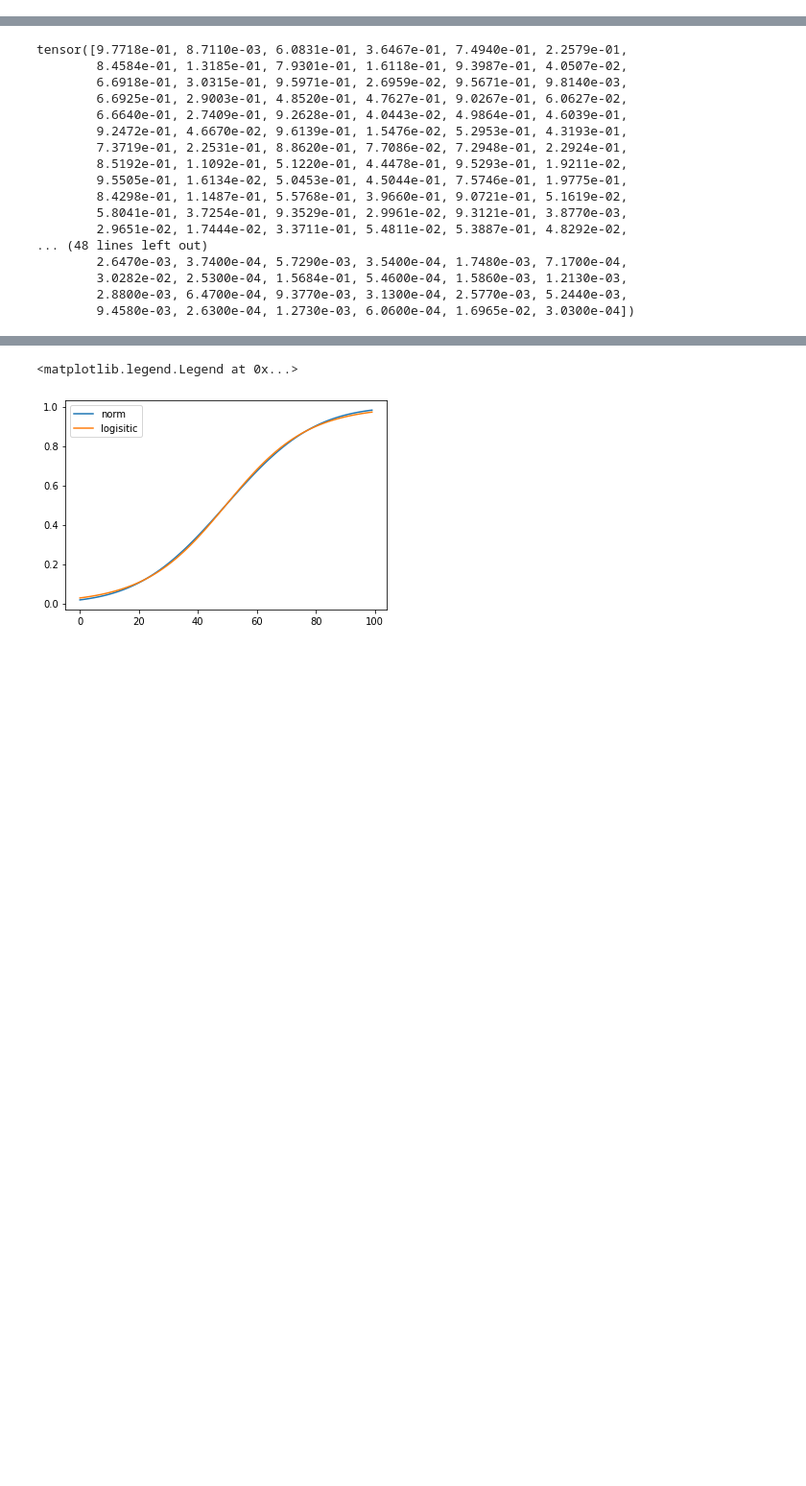
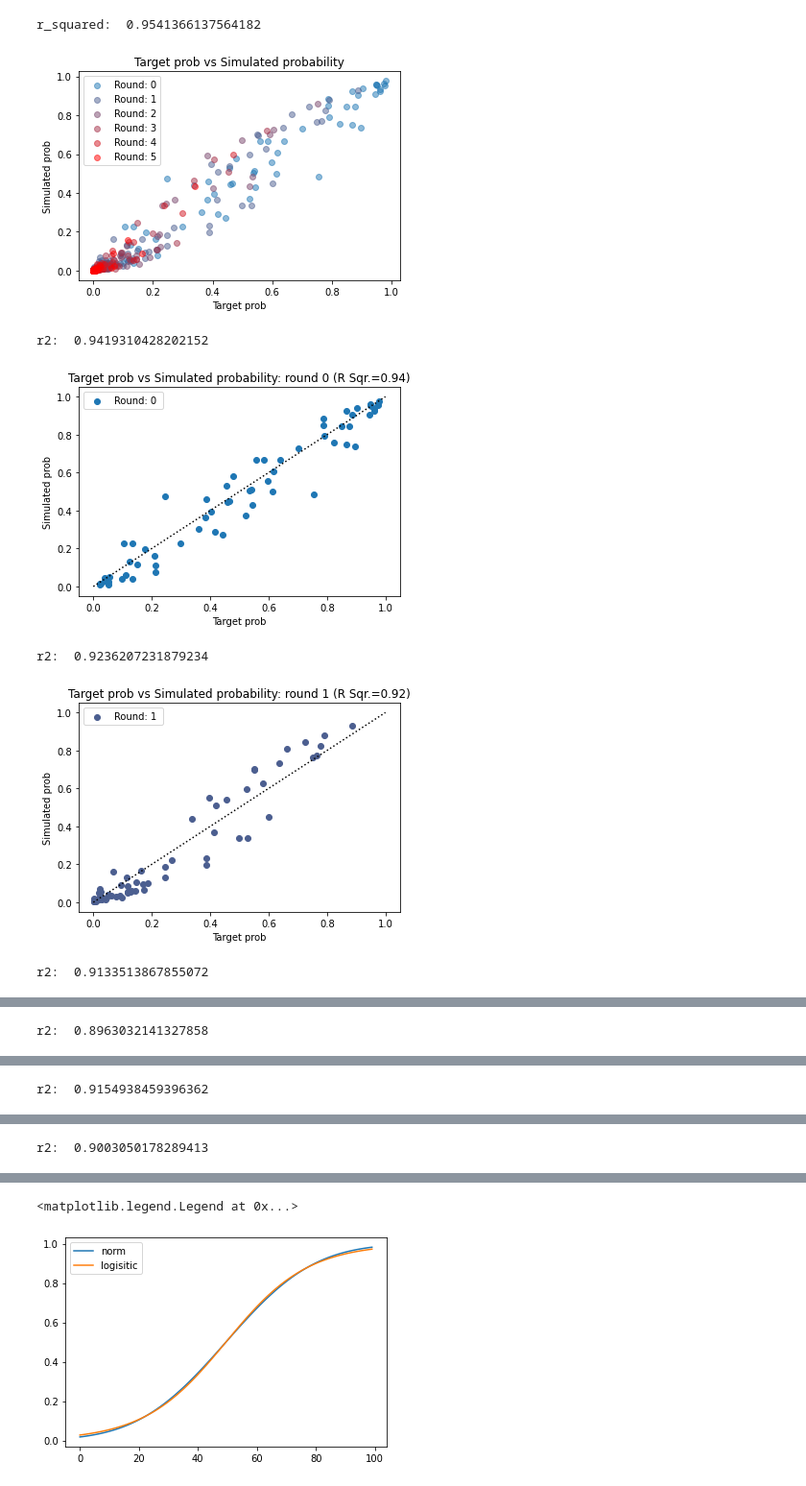
Before and after one commit to rymuelle/marchMadnessBracket, a Jupyter notebook: notebooks/building_human_model.ipynb, the cells around one changed output, grey strips where cells are left out. Shown at 96% size. Cells and saved outputs as stored; diff of their text form; code cells hidden in the pictures; blank space fills up the shorter version.

```diff
--- a/notebooks/building_human_model.ipynb
+++ b/notebooks/building_human_model.ipynb
@@ -215,0 +29,5 @@ for x in targets:
+# %%
+prob = TB.prob_multi_level_flat()
+prob = prob.detach().numpy()
+plt.plot(prob)
+plt.legend
@@ -215,0 +39,45 @@ for x in targets:
+# %%
+def make_plots(TB,target, post_fix=""):
+    prob = TB.prob_multi_level()
+    target = target.view(TB.n_rounds,-1)
+
+    prob_np = prob.detach().numpy()
+    target_np = target.detach().numpy()
+
+    c1='#1f77b4' #blue
+    c2='red' #green
+    n=6
+    colors = color_fader(c1,c2,n)
+    print("r_squared: ",r_squared(target_np,prob_np))
+    for i, (pnp, tnp, c) in enumerate(zip(prob_np,target_np, colors)):
+        plt.scatter(pnp,tnp, label = "Round: {}".format(i), color=c, alpha=.5)
+    plt.title("Target prob vs Simulated probability")
+    plt.xlabel("Target prob")
+    plt.ylabel("Simulated prob")
+    plt.legend()
+    plt.show()
+    plt.savefig("output/targeted_vs_sim_single_value_{}.pdf".format(post_fix))
+
+    for i, (pnp, tnp, c) in enumerate(zip(prob_np,target_np, colors)):
+        r2 = r_squared(tnp,pnp)
+        print("r2: ", r2)
+        plt.clf()
+        plt.scatter(pnp,tnp, label = "Round: {} ".format(i), color=c, alpha=1)
+        plt.title("Target prob vs Simulated probability: round {} (R Sqr.={:.2f})".format(i,r2))
+        plt.xlabel("Target prob")
+        plt.ylabel("Simulated prob")
+        x = np.linspace(0,1,3)
+        plt.plot(x,x, color="black",linestyle=":")
+        plt.legend()
+        plt.savefig("output/targeted_vs_sim_single_value_{}_pretraining.pdf".format(i))
+        plt.show()
+# %%
+make_plots(TB,target, post_fix="pre_fit")
+# %% [output]
+r_squared:  0.9541366137564182
+[figure, added]
+r2:  0.9419310428202152
+[figure, added]
+r2:  0.9236207231879234
+[figure, added]
+r2:  0.9133513867855072
@@ -215,0 +85 @@ for x in targets:
+r2:  0.8963032141327858
@@ -215,0 +87 @@ for x in targets:
+r2:  0.9154938459396362
@@ -215,0 +89 @@ for x in targets:
+r2:  0.9003050178289413
@@ -219,23 +92 @@ loss_func = nn.KLDivLoss()
 loss_func = nn.MSELoss()
-# %%
-target = torch.tensor(target)
-target = target
-target
-# %% [output]
-tensor([9.7718e-01, 8.7110e-03, 6.0831e-01, 3.6467e-01, 7.4940e-01, 2.2579e-01,
-        8.4584e-01, 1.3185e-01, 7.9301e-01, 1.6118e-01, 9.3987e-01, 4.0507e-02,
-        6.6918e-01, 3.0315e-01, 9.5971e-01, 2.6959e-02, 9.5671e-01, 9.8140e-03,
-        6.6925e-01, 2.9003e-01, 4.8520e-01, 4.7627e-01, 9.0267e-01, 6.0627e-02,
-        6.6640e-01, 2.7409e-01, 9.2628e-01, 4.0443e-02, 4.9864e-01, 4.6039e-01,
-        9.2472e-01, 4.6670e-02, 9.6139e-01, 1.5476e-02, 5.2953e-01, 4.3193e-01,
-        7.3719e-01, 2.2531e-01, 8.8620e-01, 7.7086e-02, 7.2948e-01, 2.2924e-01,
-        8.5192e-01, 1.1092e-01, 5.1220e-01, 4.4478e-01, 9.5293e-01, 1.9211e-02,
-        9.5505e-01, 1.6134e-02, 5.0453e-01, 4.5044e-01, 7.5746e-01, 1.9775e-01,
-        8.4298e-01, 1.1487e-01, 5.5768e-01, 3.9660e-01, 9.0721e-01, 5.1619e-02,
-        5.8041e-01, 3.7254e-01, 9.3529e-01, 2.9961e-02, 9.3121e-01, 3.8770e-03,
-        2.9651e-02, 1.7444e-02, 3.3711e-01, 5.4811e-02, 5.3887e-01, 4.8292e-02,
-... (48 lines left out)
-        2.6470e-03, 3.7400e-04, 5.7290e-03, 3.5400e-04, 1.7480e-03, 7.1700e-04,
-        3.0282e-02, 2.5300e-04, 1.5684e-01, 5.4600e-04, 1.5860e-03, 1.2130e-03,
-        2.8800e-03, 6.4700e-04, 9.3770e-03, 3.1300e-04, 2.5770e-03, 5.2440e-03,
-        9.4580e-03, 2.6300e-04, 1.2730e-03, 6.0600e-04, 1.6965e-02, 3.0300e-04])
```
Also changed, not shown: parts of 36 cells of this notebook.
